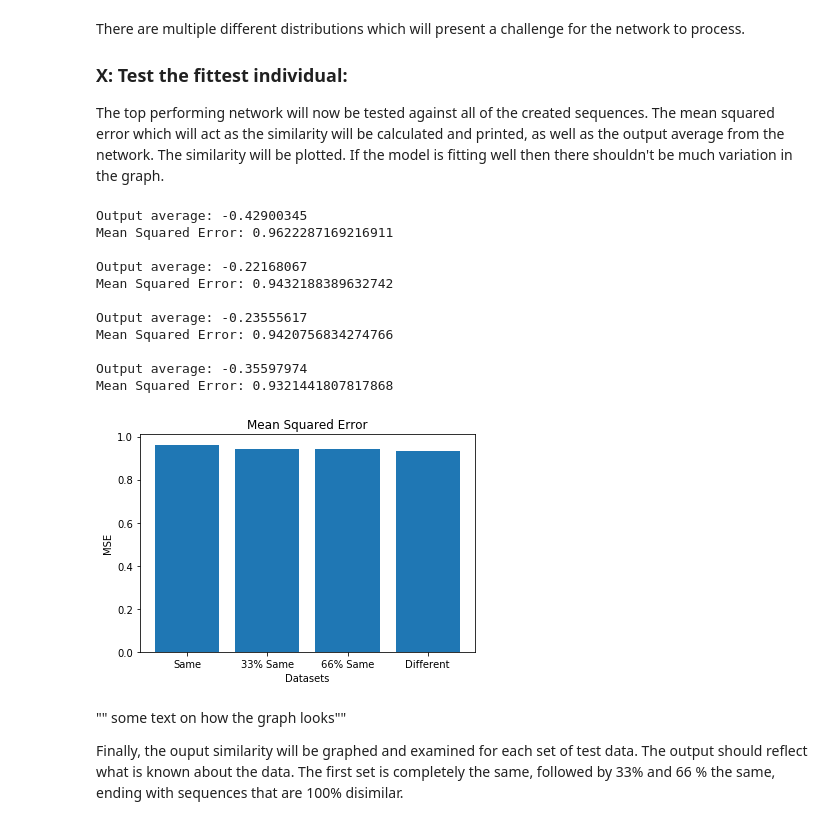
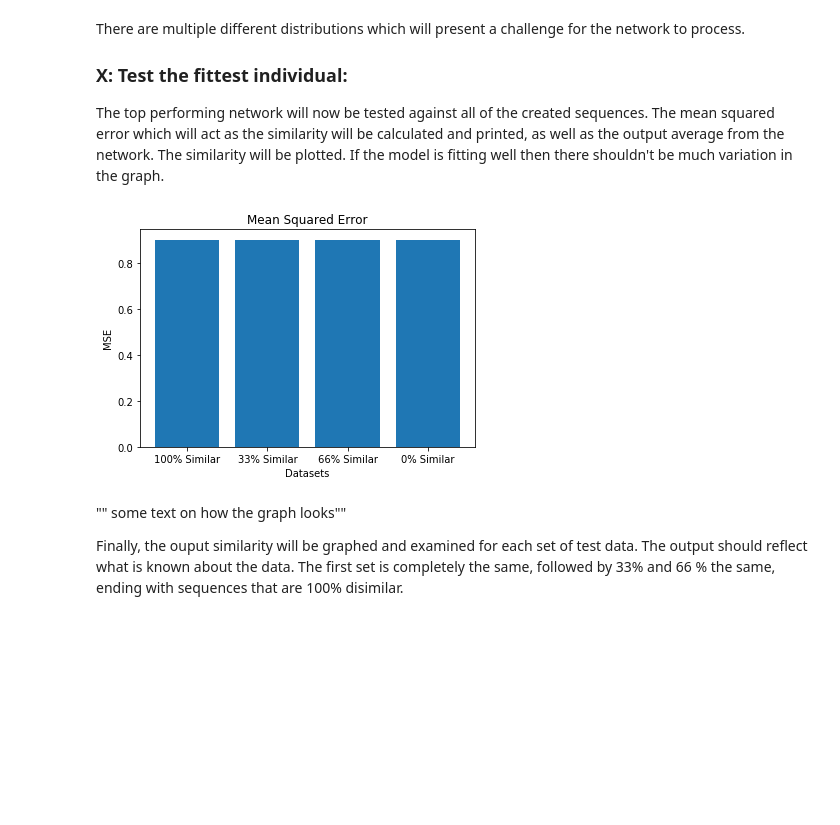
Before and after one commit to christophersanchez/DataScience, a Jupyter notebook: Thinkful/Unit6/Neuroevolution_DNA_Sequence_Comparison_Using_GA_Trained_Recurrent_Neural_Network.ipynb, the cells around one changed output. Saved outputs shown, nothing was run; the diff lists cells and outputs as text; code cells hidden in the pictures; blank space fills up the shorter version.

```diff
--- a/Thinkful/Unit6/Neuroevolution_DNA_Sequence_Comparison_Using_GA_Trained_Recurrent_Neural_Network.ipynb
+++ b/Thinkful/Unit6/Neuroevolution_DNA_Sequence_Comparison_Using_GA_Trained_Recurrent_Neural_Network.ipynb
@@ -311,7 +300,7 @@ for run in range(1):
         pass
 
     # run 150 epochs
-    for epoch in range(150):
+    for epoch in range(3):
         start_epoch_time = time.time()
         # grade the network population, breed it, and set the network population
         # to the new offspring
@@ -336,7 +325,7 @@ for run in range(1):
         # it is added in order
         fittest_population = OrderedDict(sorted(fittest_population.items(),
                                                 key=lambda t: t[0],
-                                                reverse=False))
+                                                reverse=True))
 
         #insert the top population into the network population
         for individual in fittest_population.values():
@@ -429,7 +418,7 @@ def create_sequences(size, difference):
     # create same sequences
     if  difference == 0:
         for x in range(size):
-            basepairs = ['a', 't', 'g', 'c']
+            basepairs = ['A', 'T', 'G', 'C']
             choice = np.random.choice(basepairs)
             sequence_one.append(choice)
             sequence_two.append(choice)
@@ -439,7 +428,7 @@ def create_sequences(size, difference):
     # create completely different sequences
     elif difference == 100:
         for x in range(size):
-            basepairs = ['a', 't', 'g', 'c']
+            basepairs = ['A', 'T', 'G', 'C']
             choice = np.random.choice(basepairs, p=[.27, .40, .10, .23])
             sequence_one.append(np.random.choice(basepairs))
 
@@ -452,13 +441,13 @@ def create_sequences(size, difference):
     else:
         split = int(round(size / difference))
         for x in range(split):
-            basepairs = ['a', 't', 'g', 'c']
+            basepairs = ['A', 'T', 'G', 'C']
             choice = np.random.choice(basepairs)
             sequence_one.append(choice)
             sequence_two.append(choice)
 
         for x in range(split, size):
-            basepairs = ['a', 't', 'g', 'c']
+            basepairs = ['A', 'T', 'G', 'C']
             choice = np.random.choice(basepairs)
             sequence_one.append(np.random.choice(basepairs, p=[.32, .28, .17, .23]))
 
@@ -471,23 +460,23 @@ def create_sequences(size, difference):
     return sequence_one, sequence_two
 
 # The same
-same_one, same_two = create_sequences(100000, 0)
+simliarity_100, labels_100 = create_sequences(100000, 0)
 # 33% the same
-third_one, third_two = create_sequences(100000, 33)
+simliarity_33, labels_33 = create_sequences(100000, 33)
 # 66% the same
-two_thirds_one, two_thirds_two = create_sequences(100000, 66)
+simliarity_66, labels_66 = create_sequences(100000, 66)
 # completely different
-different_one, different_two = create_sequences(100000, 100)
+simliarity_0, labels_0 = create_sequences(100000, 100)
 # %% [markdown]
 ### IX: Processing the data for testing
 
 The newly created data will be passed into the create_dna_array function which will vectorize the sequences, shuffle them and mark the similar and disimilar basepairs. The inputs and outputs will be saved in lists for easy access.
 # %%
 # create the test sequence comparisons
-compare_same, same_similarity = create_dna_array(same_one, same_two, 50)
-compare_third, third_similarity = create_dna_array(third_one, third_two, 50)
-compare_two_thirds, two_thirds_similarity = create_dna_array(two_thirds_one, two_thirds_two, 50)
-compare_different, different_similarity = create_dna_array(different_one, different_two, 50)
+compare_same, same_labels = create_dna_array(simliarity_100, labels_100, 50)
+compare_third, third_labels = create_dna_array(simliarity_33, labels_33, 50)
+compare_two_thirds, two_thirds_labels = create_dna_array(simliarity_66, labels_66, 50)
+compare_different, no_similarity_labels = create_dna_array(simliarity_0, labels_0, 50)
 
 # add all the comparison arrays together
 comparison_tests = [compare_same,
@@ -496,10 +485,10 @@ comparison_tests = [compare_same,
                     compare_different]
 
 # add the labels together
-similarity_tests = [same_similarity,
-                    third_similarity,
-                    two_thirds_similarity,
-                    different_similarity]
+similarity_tests = [same_labels,
+                    third_labels,
+                    two_thirds_labels,
+                    no_similarity_labels]
 # %% [markdown]
 Now that the data has been successfully cleaned, processed and sorted, the data will be passed into the created function to graph basepair comparisons, to visualize the distribution of basepairs being compared.
 # %%
@@ -527,35 +516,23 @@ The top performing network will now be tested against all of the created sequenc
 # %%
 graph_output = []
 graph_mse = []
 # run the best network on the test data to test for consistency.
 for x in range(4):
     y_pred = network_population[0].predict(comparison_tests[x])
     m_s_e = mse(similarity_tests[x], y_pred)
     graph_output.append(y_pred)
     graph_mse.append(m_s_e)
-    print('Output average:', y_pred.mean())
-    print('Mean Squared Error:', m_s_e, '\n')
+
 
 #graph the mean squared error of the output on the test data
 plt.bar(range(len(graph_mse)), graph_mse, width=0.8, align='edge')
 plt.title('Mean Squared Error')
 plt.xlabel('Datasets')
 plt.ylabel('MSE')
-plt.xticks(np.arange(4) + 0.4, ('Same', '33% Same', '66% Same', 'Different'))
+plt.xticks(np.arange(4) + 0.4, ('100% Similar', '33% Similar', '66% Similar', '0% Similar'))
 plt.show()
 # %% [output]
-Output average: -0.42900345
-Mean Squared Error: 0.9622287169216911
-
-Output average: -0.22168067
-Mean Squared Error: 0.9432188389632742
-
-Output average: -0.23555617
-Mean Squared Error: 0.9420756834274766
-
-Output average: -0.35597974
-Mean Squared Error: 0.9321441807817868
-[figure, old version]
+[figure, new version]
 # %% [markdown]
 "" some text on how the graph looks""
 
```
Also changed, not shown: parts of 14 cells of this notebook.
